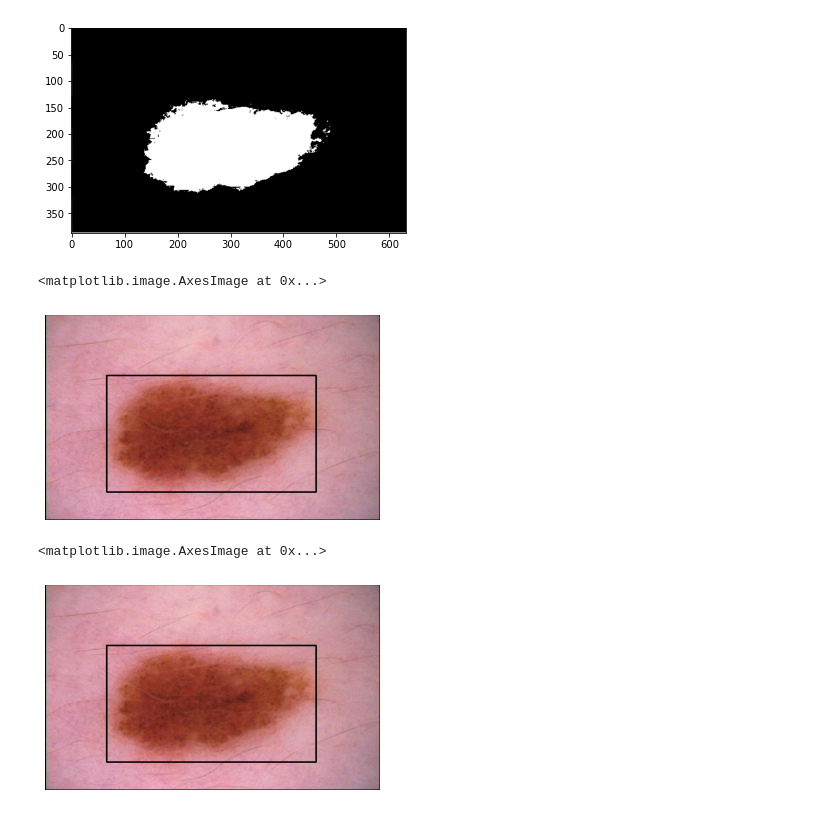
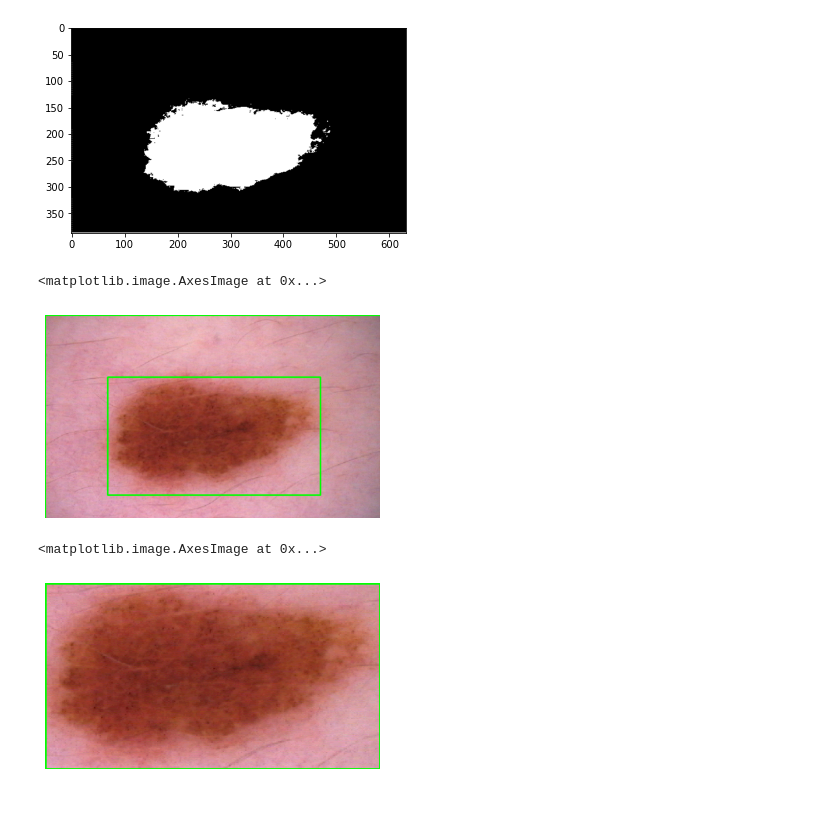
Before and after one commit to lise-amen/challenge-mole, a Jupyter notebook: Notebooks/data_preprocess.ipynb, the cells around one changed output. Saved outputs shown, nothing was run; the diff lists cells and outputs as text; code cells hidden in the pictures.

```diff
--- a/Notebooks/data_preprocess.ipynb
+++ b/Notebooks/data_preprocess.ipynb
@@ -4,8 +4,11 @@ import numpy as np
 from matplotlib import pyplot as plt
 # %%
 img = cv2.imread("../data/samples/F995.BMP", cv2.IMREAD_COLOR)
+img = img[5:img.shape[0] - 5, 5:img.shape[1] - 5]
 img_gray = cv2.imread("../data/samples/F995.BMP", cv2.IMREAD_GRAYSCALE)
 
 plt.axis('off')
 plt.imshow(cv2.cvtColor(img, cv2.COLOR_BGR2RGB))
+
+img.shape
 # %% [output]
@@ -36,21 +39,22 @@ for cnt in contours:
     x, y, w, h = cv2.boundingRect(cnt)
 
     # Drawing a rectangle on copied image
-    rect = cv2.rectangle(img_rect, (x, y), (x + w, y + h), (0, 0, 0), 2)
+    rect = cv2.rectangle(img_rect, (x, y), (x + w, y + h), (0, 255, 0), 2)
 
 plt.axis('off')
 plt.imshow(cv2.cvtColor(img_rect, cv2.COLOR_BGR2RGB))
 # %% [output]
 <matplotlib.image.AxesImage at 0x...>
-[figure, old version]
+[figure, new version]
 # %%
 for cnt in contours:
     x, y, w, h = cv2.boundingRect(cnt)
 
     img_cropped = img_rect[y:y+h, x:x+w]
+    break
 
 plt.axis('off')
 plt.imshow(cv2.cvtColor(img_cropped, cv2.COLOR_BGR2RGB))
 # %% [output]
 <matplotlib.image.AxesImage at 0x...>
-[figure, old version]
+[figure, new version]
```
Also changed, not shown: parts of 1 cell of this notebook.
